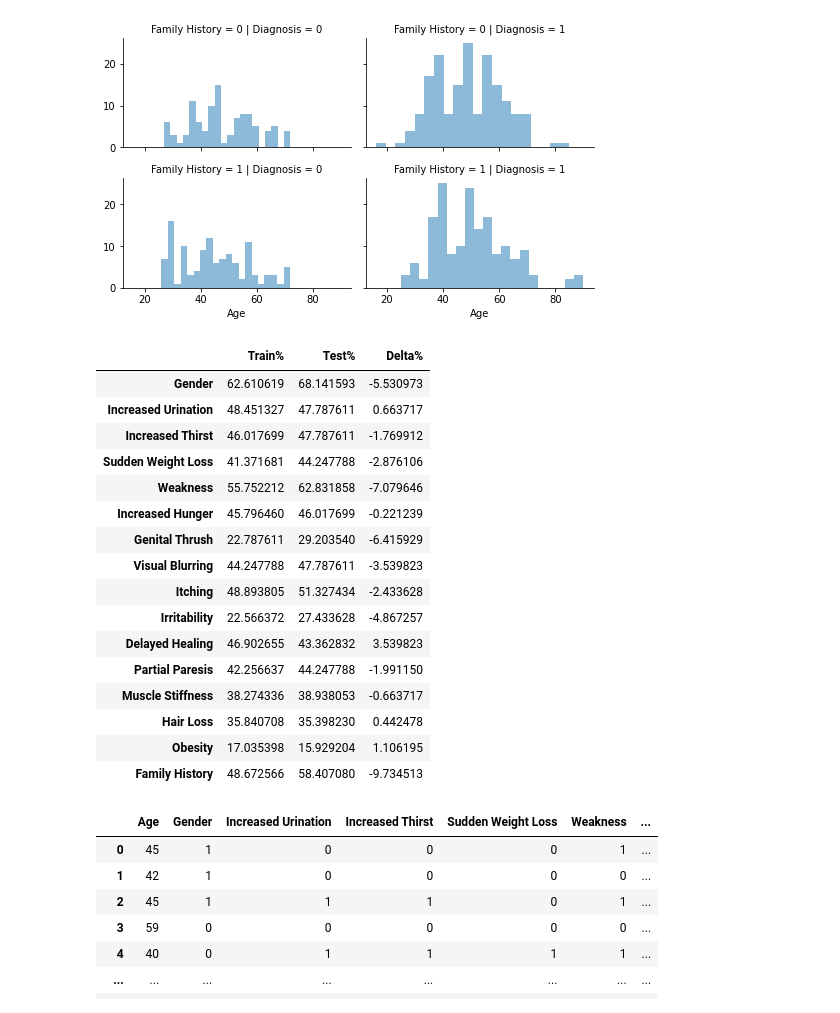
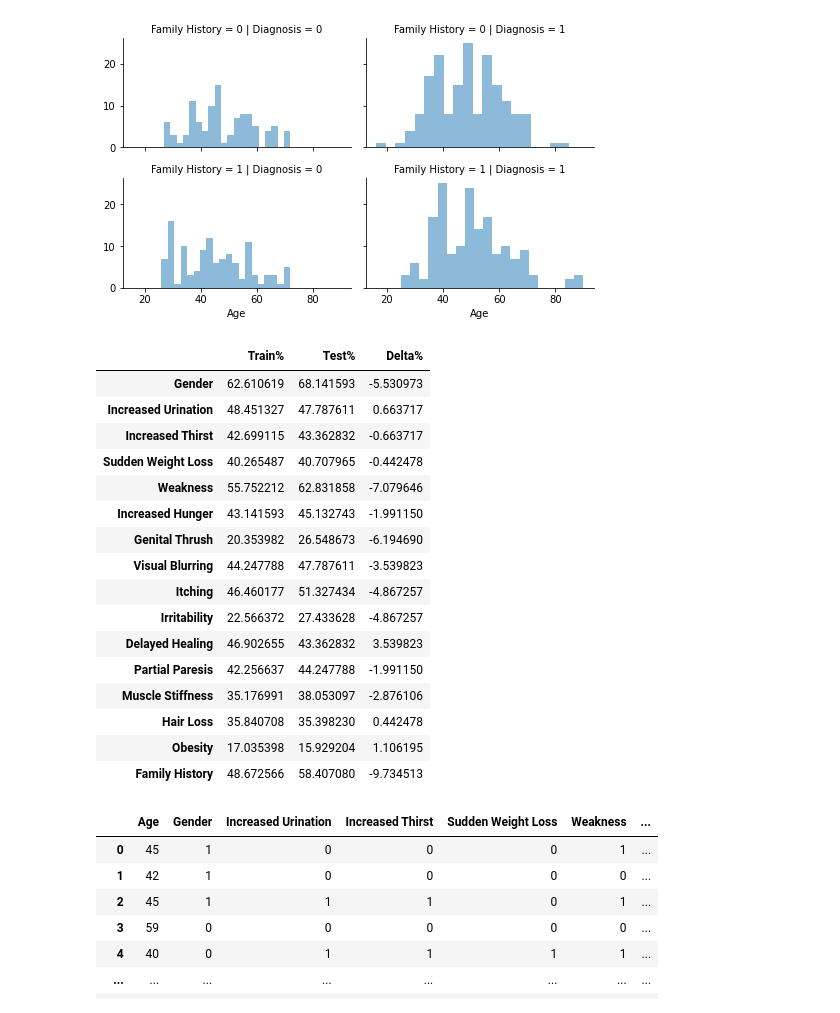
Before and after one commit to mlh-master/hw2_mlh-valeriia-adn-marina, a Jupyter notebook: HW2.ipynb, the cells around one changed output. Cells and saved outputs as stored; diff of their text form; code cells hidden in the pictures.

```diff
--- a/HW2.ipynb
+++ b/HW2.ipynb
@@ -172,26 +159,26 @@ def find_distribution(X,features):
 # %%
-percent_train,feat = find_distribution(X_train,features)
-percent_test,_ = find_distribution(X_test,features)
+percent_train,feat = f.find_distribution(X_train,features)
+percent_test,_ = f.find_distribution(X_test,features)
 delta = -(percent_test-percent_train)
 a = np.array([percent_train,percent_test,delta]).T
 
 distribution = pd.DataFrame(a,columns = ['Train%','Test%','Delta%'], index = feat )
 distribution.head(16)
 # %% [output]
 |  | Train% | Test% | Delta% |
 | Gender | 62.610619 | 68.141593 | -5.530973 |
 | Increased Urination | 48.451327 | 47.787611 | 0.663717 |
-| Increased Thirst | 46.017699 | 47.787611 | -1.769912 |
-| Sudden Weight Loss | 41.371681 | 44.247788 | -2.876106 |
+| Increased Thirst | 42.699115 | 43.362832 | -0.663717 |
+| Sudden Weight Loss | 40.265487 | 40.707965 | -0.442478 |
 | Weakness | 55.752212 | 62.831858 | -7.079646 |
-| Increased Hunger | 45.796460 | 46.017699 | -0.221239 |
-| Genital Thrush | 22.787611 | 29.203540 | -6.415929 |
+| Increased Hunger | 43.141593 | 45.132743 | -1.991150 |
+| Genital Thrush | 20.353982 | 26.548673 | -6.194690 |
 | Visual Blurring | 44.247788 | 47.787611 | -3.539823 |
-| Itching | 48.893805 | 51.327434 | -2.433628 |
+| Itching | 46.460177 | 51.327434 | -4.867257 |
 | Irritability | 22.566372 | 27.433628 | -4.867257 |
 | Delayed Healing | 46.902655 | 43.362832 | 3.539823 |
 | Partial Paresis | 42.256637 | 44.247788 | -1.991150 |
-| Muscle Stiffness | 38.274336 | 38.938053 | -0.663717 |
+| Muscle Stiffness | 35.176991 | 38.053097 | -2.876106 |
 | Hair Loss | 35.840708 | 35.398230 | 0.442478 |
 | Obesity | 17.035398 | 15.929204 | 1.106195 |
 | Family History | 48.672566 | 58.407080 | -9.734513 |
```
Also changed, not shown: parts of 47 cells of this notebook, 1 other file.
